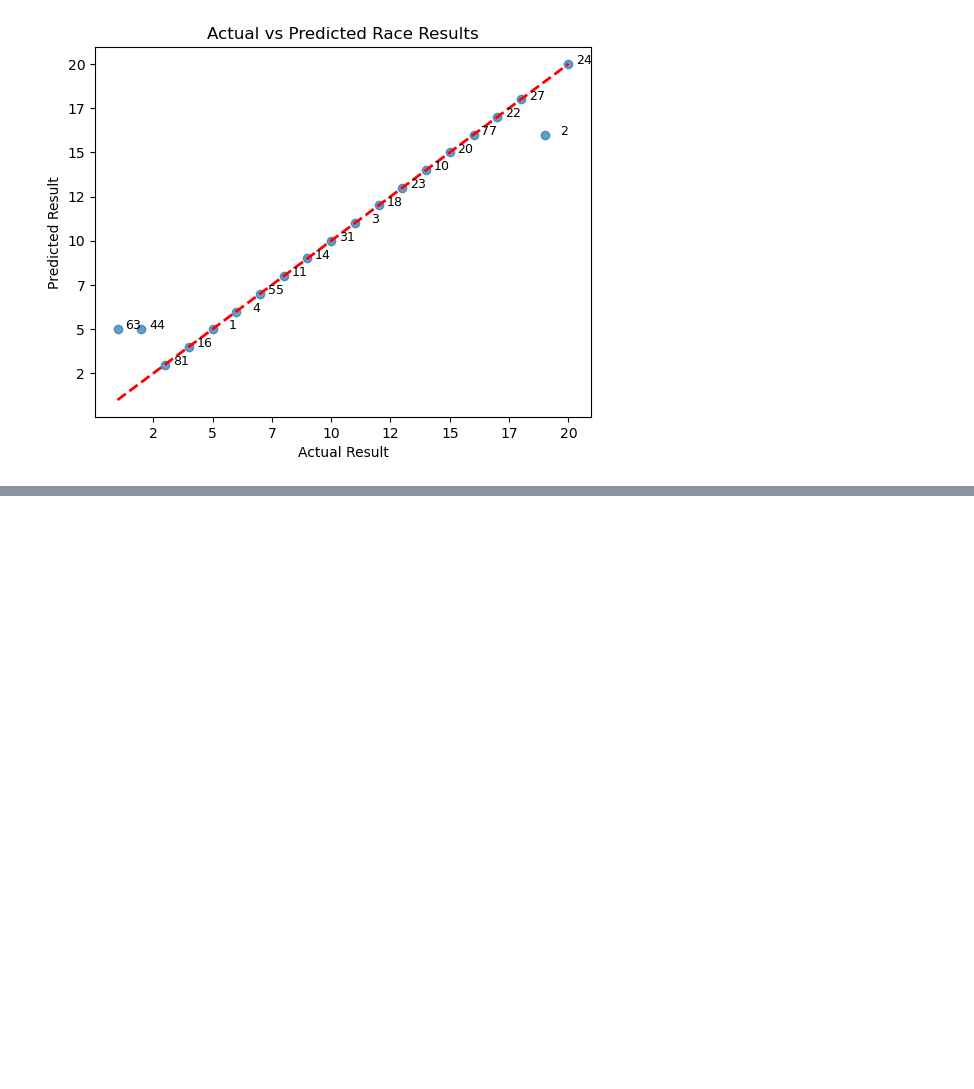
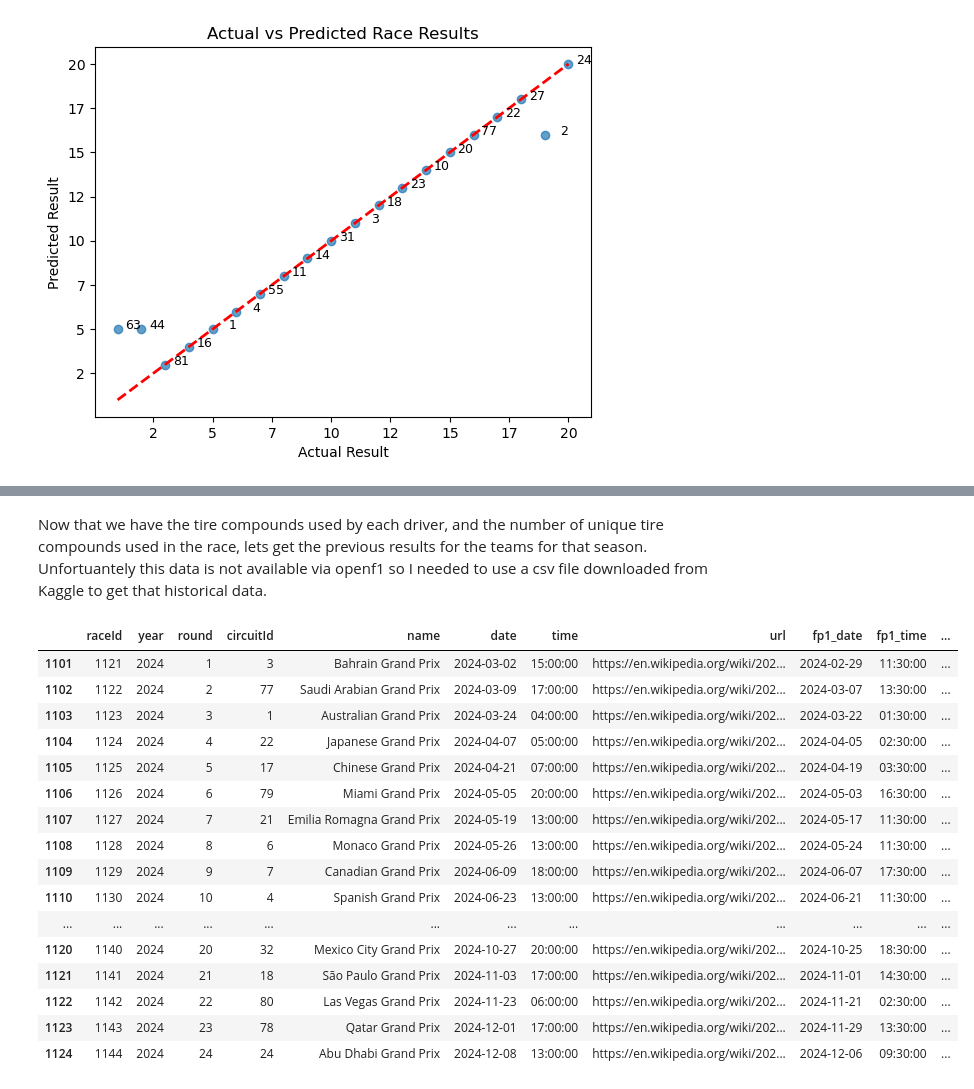
Before and after one commit to elcid14/f1-machine-learning-project, a Jupyter notebook: f1-prediction-project.ipynb, the cells around one changed output, grey strips where cells are left out. Cells and saved outputs as stored; diff of their text form; code cells hidden in the pictures; blank space fills up the shorter version.

Commit message:
update: adding csv files from kaggle needed for constructor_results

```diff
--- a/f1-prediction-project.ipynb
+++ b/f1-prediction-project.ipynb
@@ -603,0 +693,25 @@ Okay so we can see our MAE did improve somewhat. Our testing MAE remained at 2.5
+# %% [markdown]
+Now that we have the tire compounds used by each driver, and the number of unique tire compounds used in the race, lets get the previous results for the teams for that season. Unfortuantely this data is not available via openf1 so I needed to use a csv file downloaded from Kaggle to get that historical data.
+# %%
+#in this codeblock we will read from the races.csv and get all races for the 2024 season
+races_kaggle_df = pd.read_csv("races.csv")
+races_kaggle_df_2024 = races_kaggle_df[races_kaggle_df["year"] == 2024]
+races_kaggle_df_2024
+# %% [output]
+|  | raceId | year | round | circuitId | name | date | time | url | fp1_date | fp1_time | ... |
+| 1101 | 1121 | 2024 | 1 | 3 | Bahrain Grand Prix | 2024-03-02 | 15:00:00 | https://en.wikipedia.org/wiki/202... | 2024-02-29 | 11:30:00 | ... |
+| 1102 | 1122 | 2024 | 2 | 77 | Saudi Arabian Grand Prix | 2024-03-09 | 17:00:00 | https://en.wikipedia.org/wiki/202... | 2024-03-07 | 13:30:00 | ... |
+| 1103 | 1123 | 2024 | 3 | 1 | Australian Grand Prix | 2024-03-24 | 04:00:00 | https://en.wikipedia.org/wiki/202... | 2024-03-22 | 01:30:00 | ... |
+| 1104 | 1124 | 2024 | 4 | 22 | Japanese Grand Prix | 2024-04-07 | 05:00:00 | https://en.wikipedia.org/wiki/202... | 2024-04-05 | 02:30:00 | ... |
+| 1105 | 1125 | 2024 | 5 | 17 | Chinese Grand Prix | 2024-04-21 | 07:00:00 | https://en.wikipedia.org/wiki/202... | 2024-04-19 | 03:30:00 | ... |
+| 1106 | 1126 | 2024 | 6 | 79 | Miami Grand Prix | 2024-05-05 | 20:00:00 | https://en.wikipedia.org/wiki/202... | 2024-05-03 | 16:30:00 | ... |
+| 1107 | 1127 | 2024 | 7 | 21 | Emilia Romagna Grand Prix | 2024-05-19 | 13:00:00 | https://en.wikipedia.org/wiki/202... | 2024-05-17 | 11:30:00 | ... |
+| 1108 | 1128 | 2024 | 8 | 6 | Monaco Grand Prix | 2024-05-26 | 13:00:00 | https://en.wikipedia.org/wiki/202... | 2024-05-24 | 11:30:00 | ... |
+| 1109 | 1129 | 2024 | 9 | 7 | Canadian Grand Prix | 2024-06-09 | 18:00:00 | https://en.wikipedia.org/wiki/202... | 2024-06-07 | 17:30:00 | ... |
+| 1110 | 1130 | 2024 | 10 | 4 | Spanish Grand Prix | 2024-06-23 | 13:00:00 | https://en.wikipedia.org/wiki/202... | 2024-06-21 | 11:30:00 | ... |
+| ... | ... | ... | ... | ... | ... | ... | ... | ... | ... | ... | ... |
+| 1120 | 1140 | 2024 | 20 | 32 | Mexico City Grand Prix | 2024-10-27 | 20:00:00 | https://en.wikipedia.org/wiki/202... | 2024-10-25 | 18:30:00 | ... |
+| 1121 | 1141 | 2024 | 21 | 18 | São Paulo Grand Prix | 2024-11-03 | 17:00:00 | https://en.wikipedia.org/wiki/202... | 2024-11-01 | 14:30:00 | ... |
+| 1122 | 1142 | 2024 | 22 | 80 | Las Vegas Grand Prix | 2024-11-23 | 06:00:00 | https://en.wikipedia.org/wiki/202... | 2024-11-21 | 02:30:00 | ... |
+| 1123 | 1143 | 2024 | 23 | 78 | Qatar Grand Prix | 2024-12-01 | 17:00:00 | https://en.wikipedia.org/wiki/202... | 2024-11-29 | 13:30:00 | ... |
+| 1124 | 1144 | 2024 | 24 | 24 | Abu Dhabi Grand Prix | 2024-12-08 | 13:00:00 | https://en.wikipedia.org/wiki/202... | 2024-12-06 | 09:30:00 | ... |
```
Also changed, not shown: parts of 12 cells of this notebook, 3 other files.
